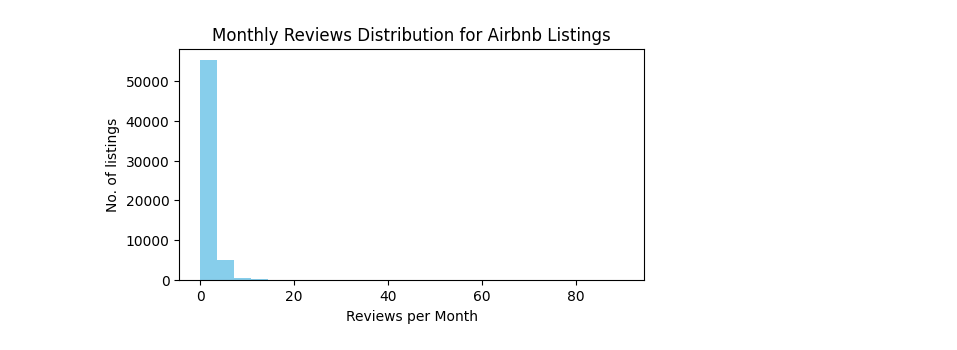
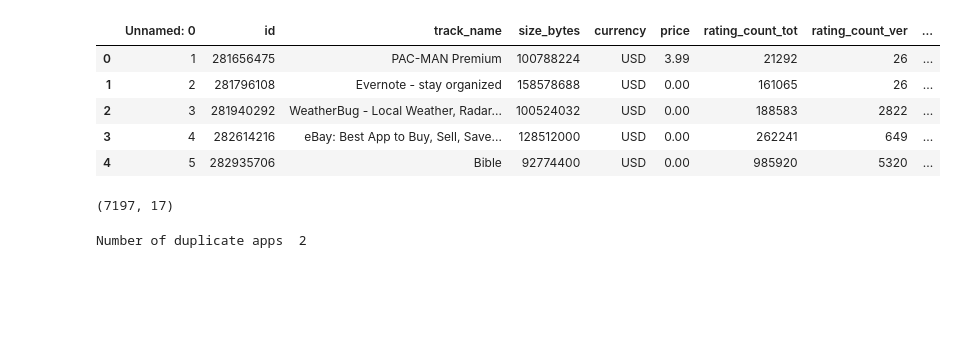
Before and after one commit to jeevithavijaykumar/Exploratory_data_analysis_using_pandas, a Jupyter notebook: Airbnb.ipynb, the cells around one changed output. Cells and saved outputs as stored; diff of their text form; code cells hidden in the pictures; blank space fills up the shorter version.

```diff
--- a/Airbnb.ipynb
+++ b/Airbnb.ipynb
@@ -258,11 +0,0 @@ plt.show()
-# %%
-#Monthly Reviews Distribution for Airbnb Listings"
-plt.figure(figsize=(6,3))
-plt.hist(airbnbdf['reviews per month'], bins=25, color='skyblue')
-plt.xlabel('Reviews per Month')
-plt.ylabel('No. of listings')
-plt.title('Monthly Reviews Distribution for Airbnb Listings')
-plt.legend
-plt.show()
-# %% [output]
-[figure, removed]
@@ -268,0 +6,27 @@ plt.show()
+# %%
+df = pd.read_csv(r'/content/AppleStore.csv')
+# %%
+#Quick exploration of App Store data
+df.head(5)
+# %% [output]
+|  | Unnamed: 0 | id | track_name | size_bytes | currency | price | rating_count_tot | rating_count_ver | ... |
+| 0 | 1 | 281656475 | PAC-MAN Premium | 100788224 | USD | 3.99 | 21292 | 26 | ... |
+| 1 | 2 | 281796108 | Evernote - stay organized | 158578688 | USD | 0.00 | 161065 | 26 | ... |
+| 2 | 3 | 281940292 | WeatherBug - Local Weather, Radar... | 100524032 | USD | 0.00 | 188583 | 2822 | ... |
+| 3 | 4 | 282614216 | eBay: Best App to Buy, Sell, Save... | 128512000 | USD | 0.00 | 262241 | 649 | ... |
+| 4 | 5 | 282935706 | Bible | 92774400 | USD | 0.00 | 985920 | 5320 | ... |
+# %%
+df.shape
+# %% [output]
+(7197, 17)
+# %%
+# Count the occurances of each unique app name
+app_count = df['track_name'].value_counts()
+
+duplicate_apps = app_count[app_count>1]
+
+total_duplicates = duplicate_apps.sum() - len(duplicate_apps)
+
+print('Number of duplicate apps ',total_duplicates)
+# %% [output]
+Number of duplicate apps  2
```
Also changed, not shown: parts of 46 cells of this notebook.
